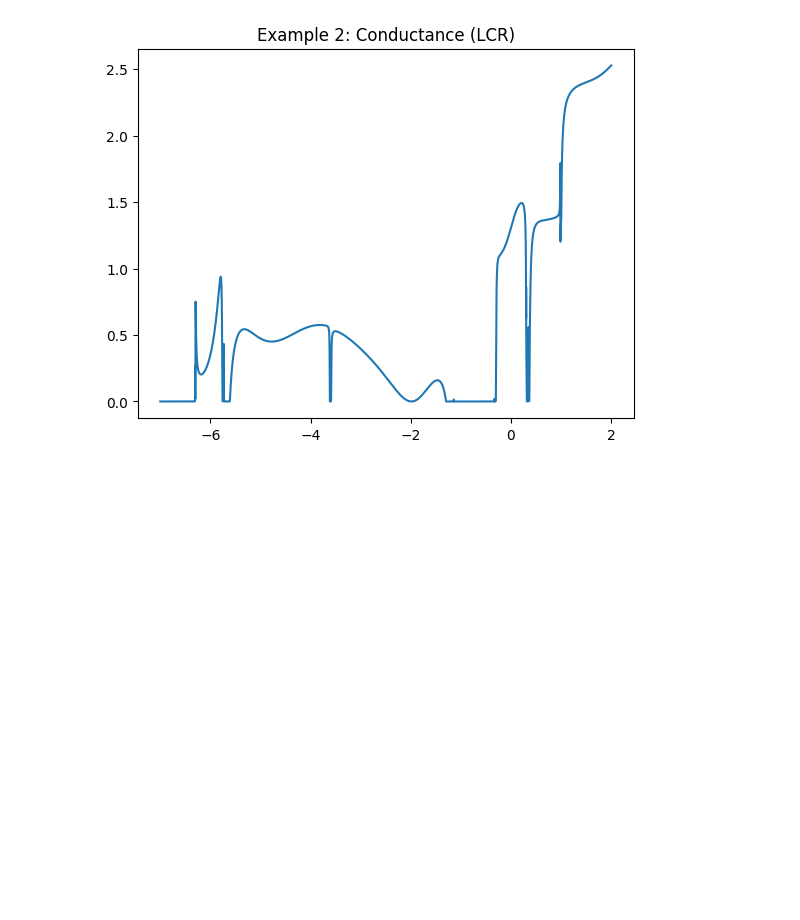
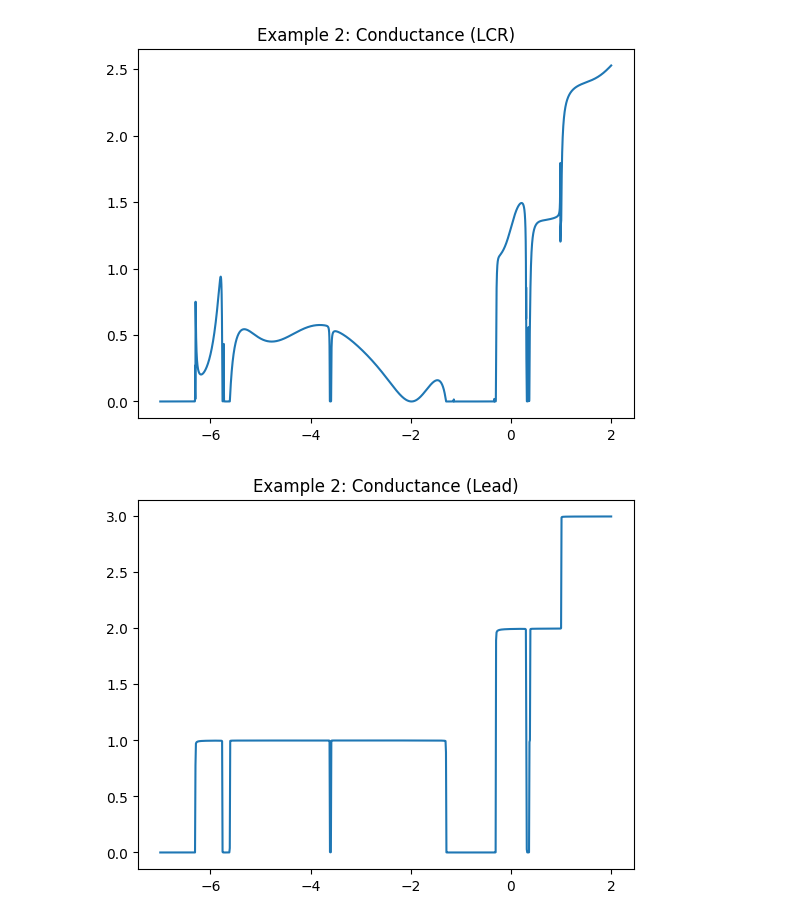
Before and after one commit to aj0337/PAOFLOW-QTpy, a Jupyter notebook: examples/analysis.ipynb, the cells around one changed output. Saved outputs shown, nothing was run; the diff lists cells and outputs as text; code cells hidden in the pictures; blank space fills up the shorter version.

```diff
--- a/examples/analysis.ipynb
+++ b/examples/analysis.ipynb
@@ -4,20 +4,25 @@ import matplotlib.pyplot as plt
 # %%
 T = np.loadtxt("example1/output/conductance_bulk.dat")
 plt.plot(T[:, 0], T[:, 1], label="eg 1")
 plt.title("Example 1: Conductance (Bulk)")
 plt.show()
 T = np.loadtxt("example2/output/conductance_bulk.dat")
 plt.plot(T[:, 0], T[:, 1], label="eg 2")
 plt.title("Example 2: Conductance (Bulk)")
 plt.show()
 T = np.loadtxt("example2/output/conductance_lcr.dat")
 plt.plot(T[:, 0], T[:, 1], label="eg 2")
 plt.title("Example 2: Conductance (LCR)")
 plt.show()
+T = np.loadtxt("example2/output/conductance_lead.dat")
+plt.plot(T[:, 0], T[:, 1], label="eg 2")
+plt.title("Example 2: Conductance (Lead)")
+plt.show()
 # %% [output]
 [figure]
 [figure]
 [figure]
+[figure, added]
 # %%
 dos = np.loadtxt("example1/output/doscond_bulk.dat")
 plt.plot(dos[:, 0], dos[:, 1], label="eg 1")
```
Also changed, not shown: parts of 1 cell of this notebook, 9 other files.
